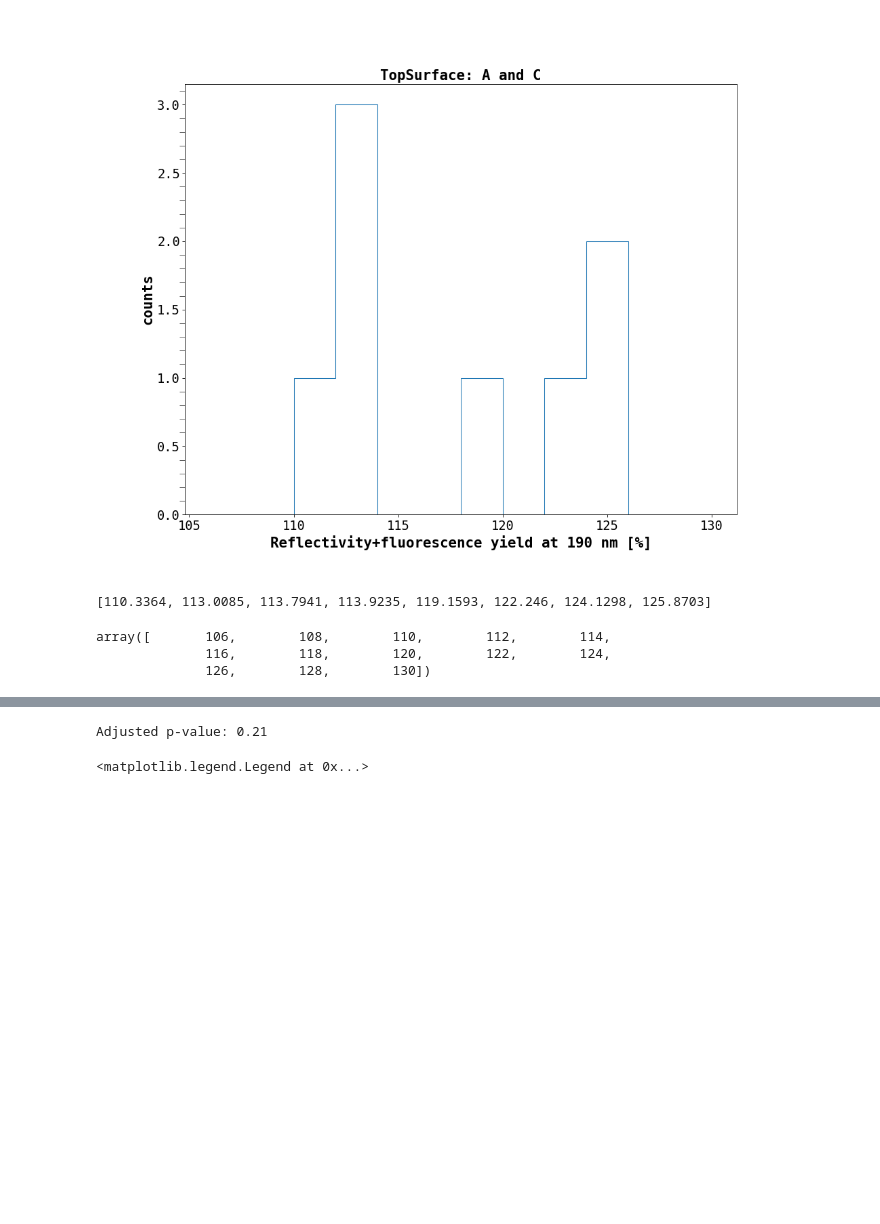
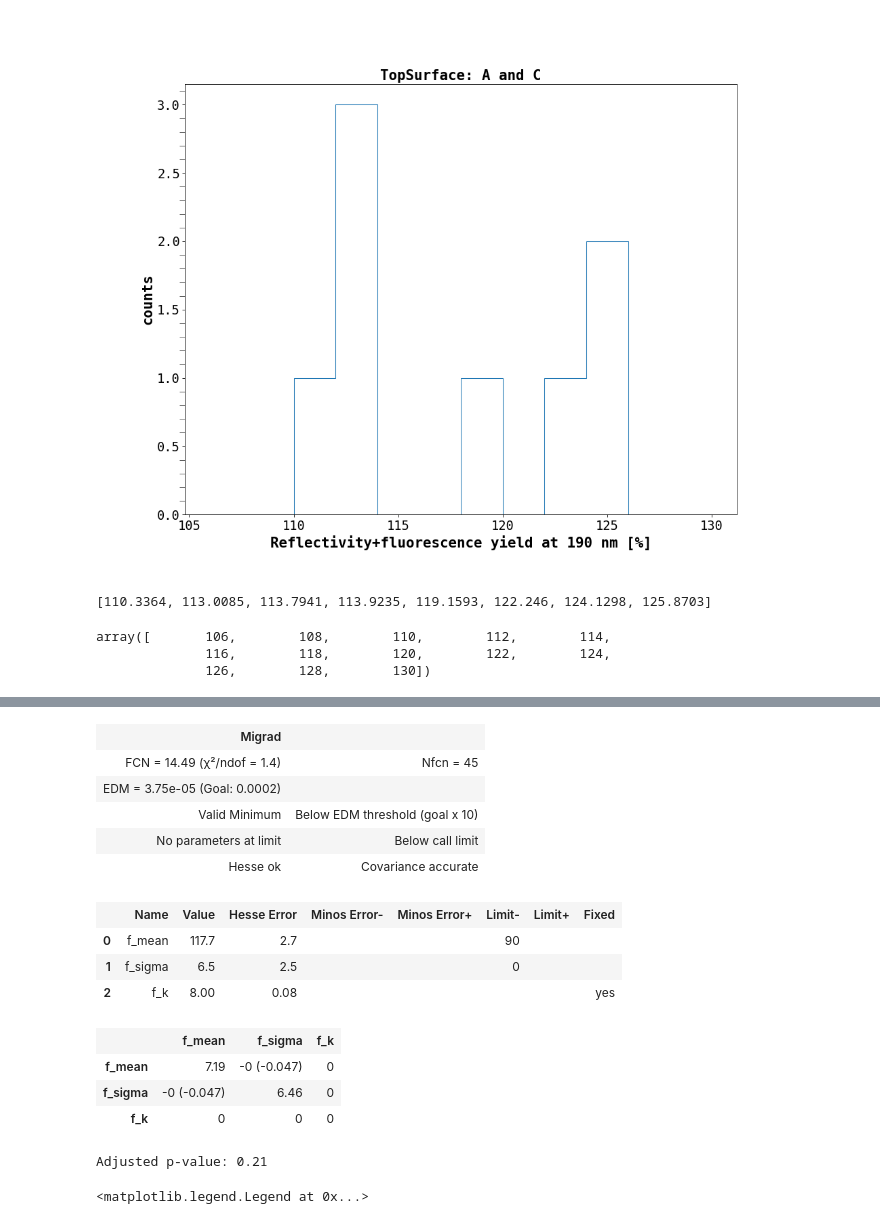
Before and after one commit to sarthchoudhary/ArGCAT, a Jupyter notebook: notebooks/plot_spectrophotometry.ipynb, the cells around one changed output, grey strips where cells are left out. Drawn from its saved outputs; the diff is of its cells as text; code cells hidden in the pictures; blank space fills up the shorter version.

```diff
--- a/notebooks/plot_spectrophotometry.ipynb
+++ b/notebooks/plot_spectrophotometry.ipynb
@@ -644,3 +616,20 @@ m6.migrad()
+# %%
+m6.hesse()
+# %% [output]
+| Migrad |  |
+| FCN = 14.49 (χ²/ndof = 1.4) | Nfcn = 45 |
+| EDM = 3.75e-05 (Goal: 0.0002) |  |
+| Valid Minimum | Below EDM threshold (goal x 10) |
+| No parameters at limit | Below call limit |
+| Hesse ok | Covariance accurate |
+|  | Name | Value | Hesse Error | Minos Error- | Minos Error+ | Limit- | Limit+ | Fixed |
+| 0 | f_mean | 117.7 | 2.7 |  |  | 90 |  |  |
+| 1 | f_sigma | 6.5 | 2.5 |  |  | 0 |  |  |
+| 2 | f_k | 8.00 | 0.08 |  |  |  |  | yes |
+|  | f_mean | f_sigma | f_k |
+| f_mean | 7.19 | -0 (-0.047) | 0 |
+| f_sigma | -0 (-0.047) | 6.46 | 0 |
+| f_k | 0 | 0 | 0 |
 # %%
 # rng = np.random.default_rng(1)
 
```
Also changed, not shown: parts of 19 cells of this notebook.
